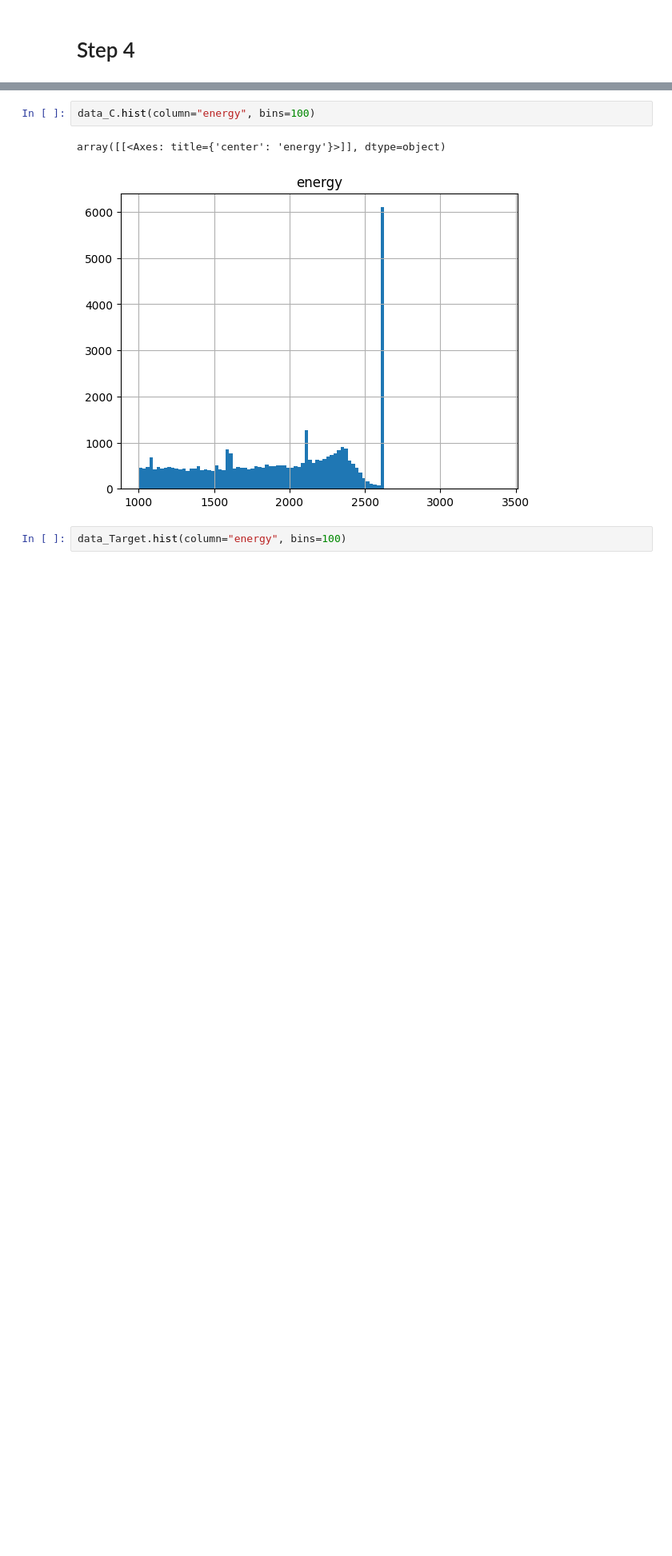
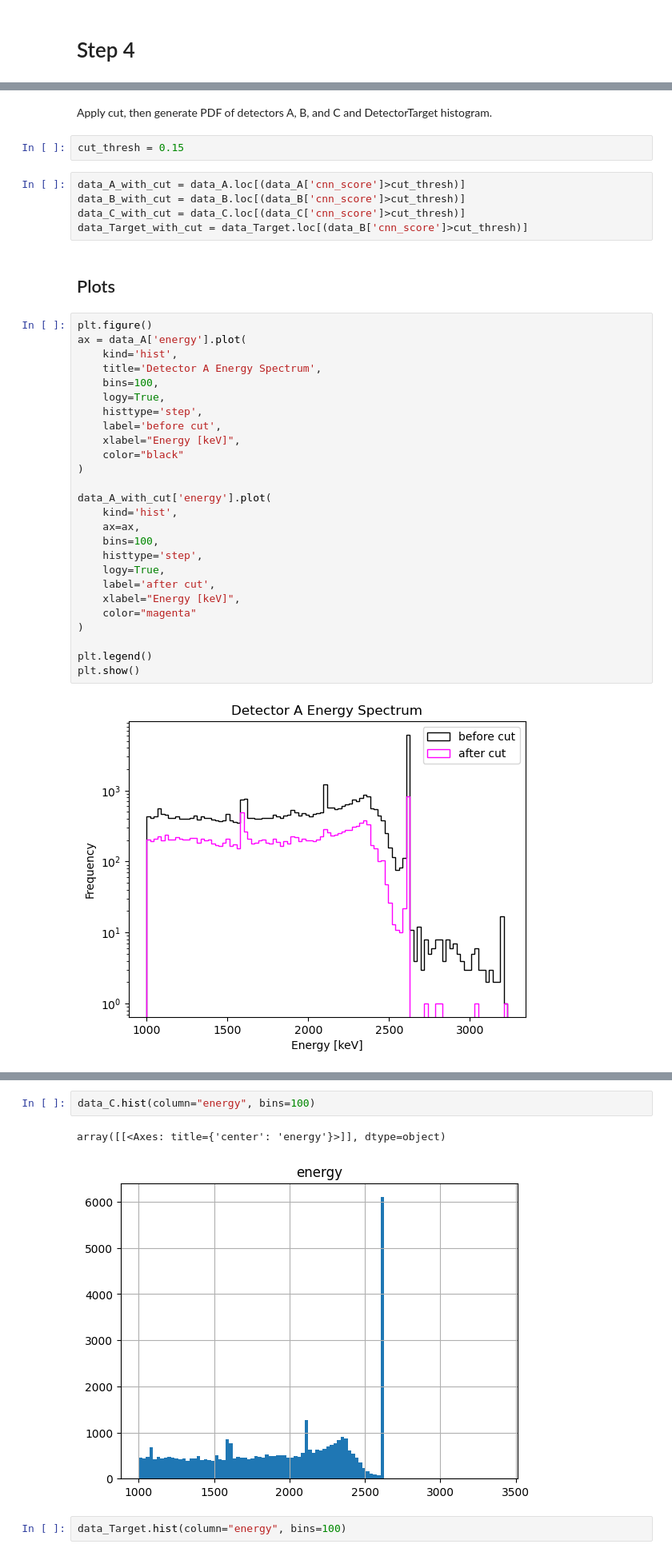
Before and after one commit to jchismar/DSC291, a Jupyter notebook: Ru-finalProject_nb.ipynb, the cells around one changed output, grey strips where cells are left out. Shown: that part at 80% size. Cells and saved outputs as stored; diff of their text form; blank space fills up the shorter version.

```diff
--- a/Ru-finalProject_nb.ipynb
+++ b/Ru-finalProject_nb.ipynb
@@ -77,0 +201,39 @@ The true positive rate with the classification score 0.05  is 42.0%
+# %% [markdown]
+Apply cut, then generate PDF of detectors A, B, and C and DetectorTarget histogram.
+# %%
+cut_thresh = 0.15
+# %%
+data_A_with_cut = data_A.loc[(data_A['cnn_score']>cut_thresh)]
+data_B_with_cut = data_B.loc[(data_B['cnn_score']>cut_thresh)]
+data_C_with_cut = data_C.loc[(data_C['cnn_score']>cut_thresh)]
+data_Target_with_cut = data_Target.loc[(data_B['cnn_score']>cut_thresh)]
+# %% [markdown]
+## Plots
+# %%
+plt.figure()
+ax = data_A['energy'].plot(
+    kind='hist',
+    title='Detector A Energy Spectrum',
+    bins=100,
+    logy=True,
+    histtype='step',
+    label='before cut',
+    xlabel="Energy [keV]",
+    color="black"
+)
+
+data_A_with_cut['energy'].plot(
+    kind='hist',
+    ax=ax,
+    bins=100,
+    histtype='step',
+    logy=True,
+    label='after cut',
+    xlabel="Energy [keV]",
+    color="magenta"
+)
+
+plt.legend()
+plt.show()
+# %% [output]
+[figure, added]
```
Also changed, not shown: parts of 34 cells of this notebook.
